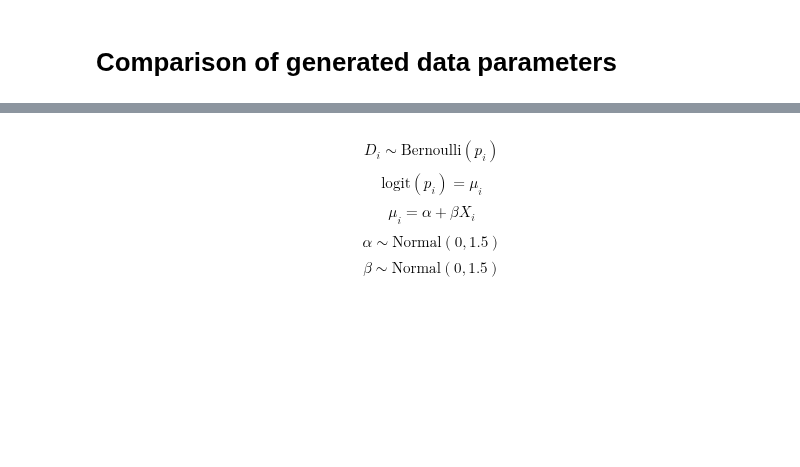
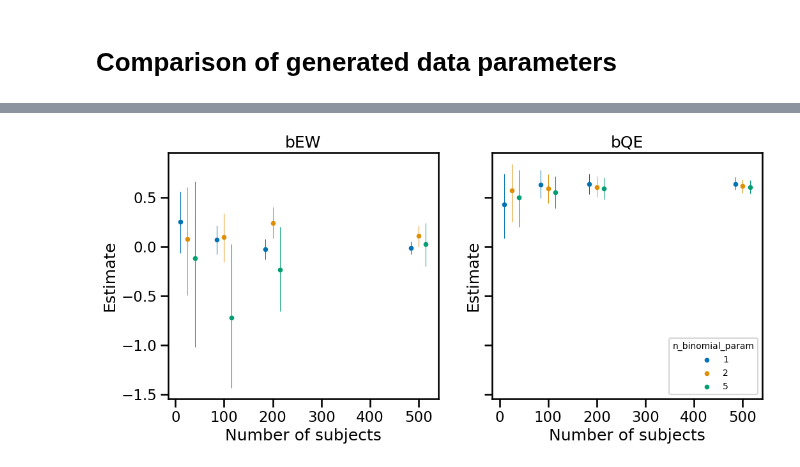
Before and after one commit to benslack19/benslack19.github.io, a Jupyter notebook: _posts_drafts/2024-06-11-iv-binary-outcome.ipynb, the cells around one changed output, grey strips where cells are left out. Saved outputs shown, nothing was run; the diff lists cells and outputs as text; code cells hidden in the pictures; blank space fills up the shorter version.

Commit message:
add experiment visuals for IV binary outcome

```diff
--- a/_posts_drafts/2024-06-11-iv-binary-outcome.ipynb
+++ b/_posts_drafts/2024-06-11-iv-binary-outcome.ipynb
@@ -253,13 +253,23 @@ def format_summary_table(
     return df
 # %%
 df_summary = list()
-for num_subjects in num_subjects_list[0:2]:
-    for n_binomial_param in n_binomial_param_list[0:1]:
-        dat_sim_expt = generate_data(num_subjects=num_subjects, n_binomial_param=n_binomial_param)
+for num_subjects in num_subjects_list:
+    for n_binomial_param in n_binomial_param_list:
+        print(
+            f"Running {num_subjects} num_subjects, {n_binomial_param} n_binomial_param..."
+        )
+        dat_sim_expt = generate_data(
+            num_subjects=num_subjects, n_binomial_param=n_binomial_param
+        )
         idata_14_6_logit_expt = run_bayesian_iv_model_binary(dat_sim_expt)
-        df_expt_summary = format_summary_table(idata_14_6_logit_expt, num_subjects=num_subjects, n_binomial_param=n_binomial_param)
-        df_summary.append(df_summary)
+        df_expt_summary = format_summary_table(
+            idata_14_6_logit_expt,
+            num_subjects=num_subjects,
+            n_binomial_param=n_binomial_param,
+        )
+        df_summary.append(df_expt_summary)
 
+print("Done with experiment")
 df_summary = pd.concat(df_summary)
 df_summary
 # %% [output]
@@ -343,6 +312,0 @@ sns.scatterplot(data=df_data_sim_logit, x="X", y="mu", hue="D")
-# %% [markdown]
-$$ D_i \sim \text{Bernoulli}(p_i) $$
-$$ \text{logit}(p_i) = \mu_i $$
-$$ \mu_i = \alpha + \beta X_i $$
-$$ \alpha \sim \text{Normal}(0,1.5) $$
-$$ \beta \sim \text{Normal}(0,1.5) $$
@@ -365,0 +313,28 @@ az.summary(trace_m_logit)
+# %%
+f, (ax0, ax1) = plt.subplots(1, 2, figsize=(12, 5), sharey=True)
+
+def plot_mean_and_ci(coefficient, ax):
+    x_shifts = [-15, 0, 15]
+    n_binomial_param_list = [1, 2, 5]
+    colors = cb_palette[0:3]
+    for n_binom, x_shift, color in zip(n_binomial_param_list, x_shifts, colors):
+        df = (
+            df_summary.reset_index(names="coefficient")
+            .query("coefficient==@coefficient")
+            .query("n_binomial_param==@n_binom")
+        )
+        ax.scatter(df["num_subjects"]+x_shift, df["mean"], facecolors=None, edgecolor=color, s=2**4, label=n_binom)
+        ax.vlines(x=df["num_subjects"]+x_shift, ymin=df["hdi_3%"], ymax=df["hdi_97%"], linewidth=0.75, color=color)
+    ax.set_title(coefficient)
+    ax.set(
+        xlabel="Number of subjects",
+        ylabel="Estimate"
+
+    )
+    if coefficient == "bQE":
+        ax.legend(title='n_binomial_param', title_fontsize=10, fontsize=10, loc='lower right')
+
+plot_mean_and_ci("bEW", ax0)
+plot_mean_and_ci("bQE", ax1)
+# %% [output]
+[figure, added]
```
Also changed, not shown: parts of 15 cells of this notebook.
